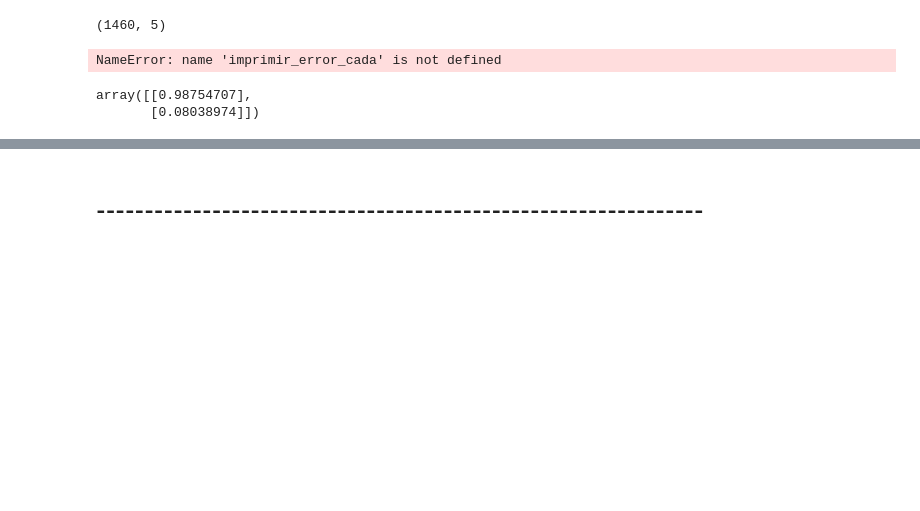
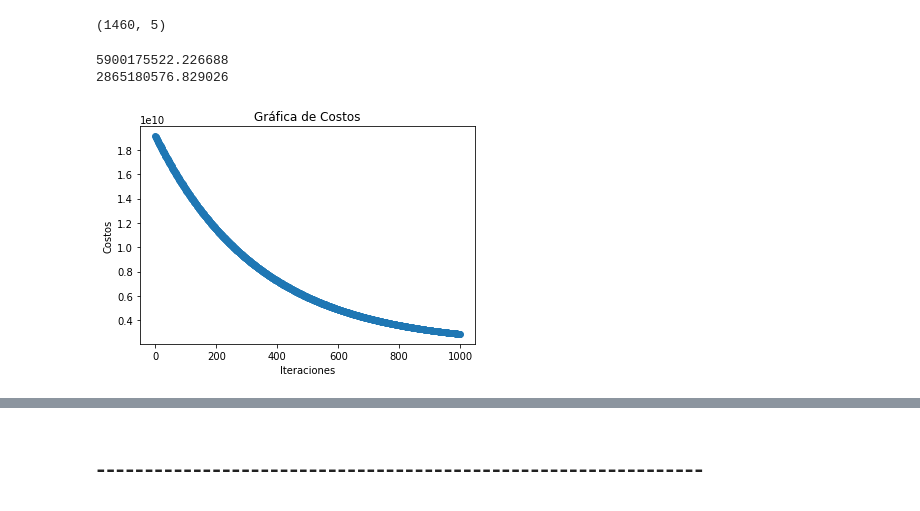
Before and after one commit to ErickSiguenza/Proyecto_Regresion, a Jupyter notebook: Proyecto_Código_v2.ipynb, the cells around one changed output, grey strips where cells are left out. Drawn from its saved outputs; the diff is of its cells as text; code cells hidden in the pictures; blank space fills up the shorter version.

```diff
--- a/Proyecto_Código_v2.ipynb
+++ b/Proyecto_Código_v2.ipynb
@@ -128,10 +138,10 @@ def costo_gradiente(X, y, theta):
     h = X @ theta
     return (X.T @ (h - y)) / len(X)
 
-def descenso_gradiente(X, y, theta_0, linear_function, linear_gradient, learning_rate=0.0000001, threshold= 2,
+def descenso_gradiente(X, y, linear_function, linear_gradient, learning_rate=0.0000001, threshold= 2,
                         max_iter=1000, imprimir_error_cada=None
                         ):
-    theta = theta_0
+    theta = np.random.rand(2,1)
     iteration = 0
     costs = []
     thetas = []
@@ -145,17 +155,29 @@ def descenso_gradiente(X, y, theta_0, linear_function, linear_gradient, learning
         costs.append(linear_function(X, y, theta))
         thetas.append(theta.copy())
 
+        if imprimir_error_cada != None:
+            if iteration%imprimir_error_cada == 0:
+                print(costs[iteration-1])
 
-    return theta, costs, thetas, X
+    return thetas, costs
-# %%
-if imprimir_error_cada != None:
-    if iteration%imprimir_error_cada == 0:
-        print(costs[iteration])
-# %% [output]
-NameError: name 'imprimir_error_cada' is not defined
-# %%
-valores_m=np.random.rand(2,1)
-valores_m
-# %% [output]
-array([[0.98754707],
-       [0.08038974]])
+# %%
+def graficar_costos(costos):
+    xrow = np.arange(0,len(costos),1).reshape(-1,1)
+    plt.scatter(xrow, costos)
+    plt.ylabel("Costos")
+    plt.xlabel("Iteraciones")
+    plt.title("Gráfica de Costos")
+    plt.show()
+# %%
+# Parte de las iteracciones (500 significa dos gráficos)
+theta_arr, costos_arr = descenso_gradiente(pisotrain,
+                                           y_train, funcion_costo,
+                                           costo_gradiente, imprimir_error_cada=500,
+                                          learning_rate=0.000000001)
+# %% [output]
+5900175522.226688
+2865180576.829026
+# %%
+graficar_costos(costos_arr)
+# %% [output]
+[figure, added]
```
Also changed, not shown: parts of 14 cells of this notebook.
